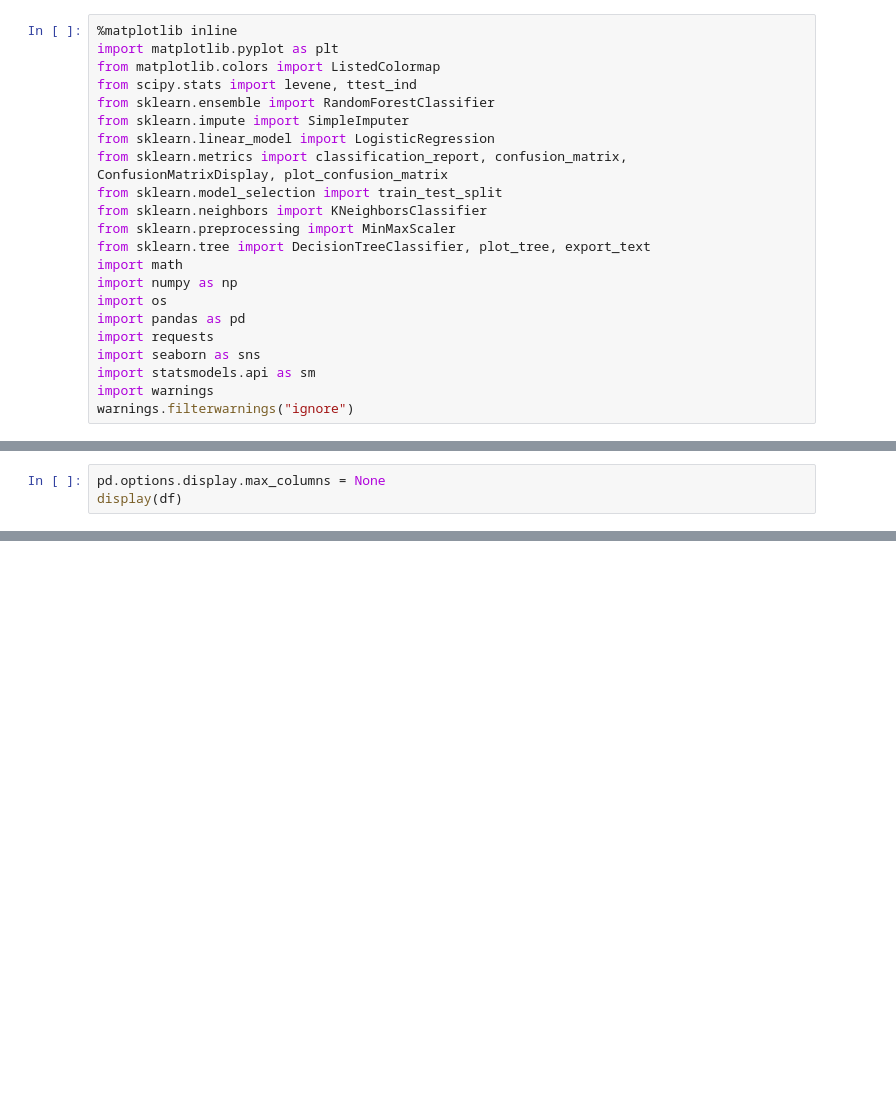
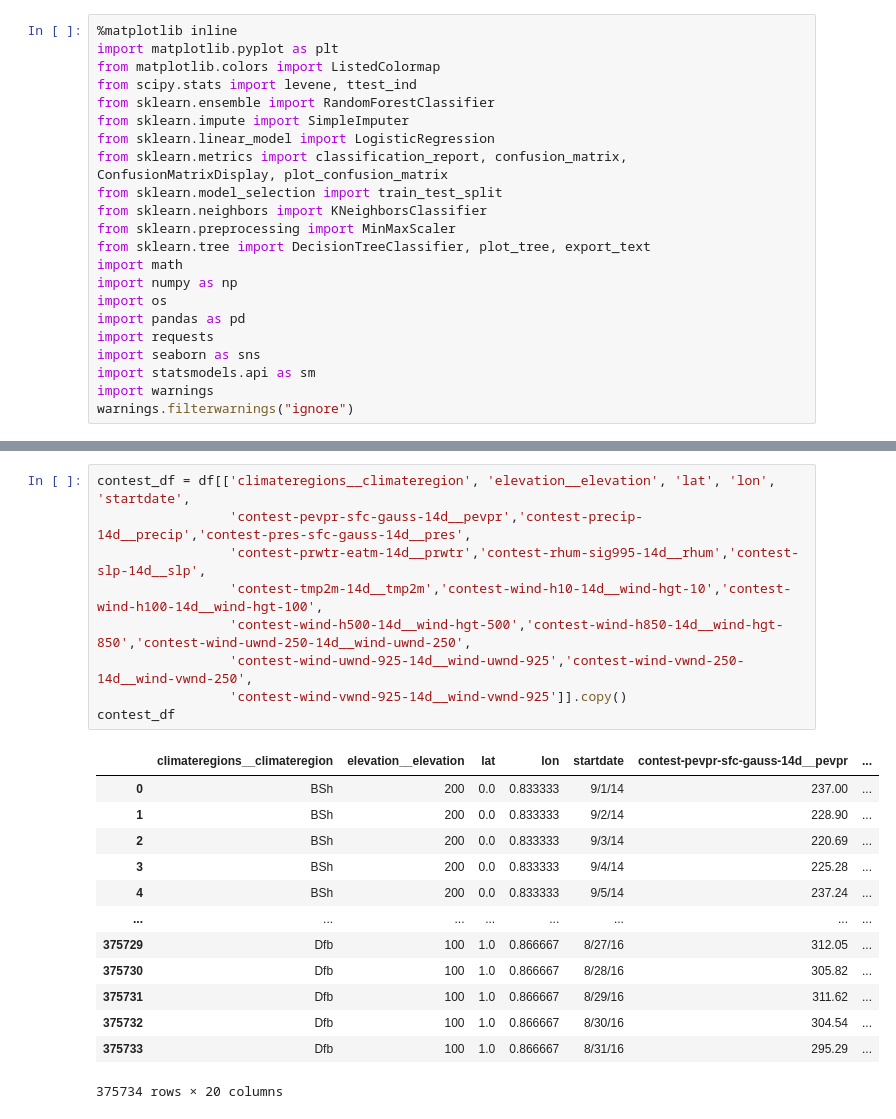
Before and after one commit to Mirzakhani-Capstone/mirzakhani_shared, a Jupyter notebook: rae/working.ipynb, the cells around one changed output, grey strips where cells are left out. Drawn from its saved outputs; the diff is of its cells as text; blank space fills up the shorter version.

```diff
--- a/rae/working.ipynb
+++ b/rae/working.ipynb
@@ -40,3 +24,0 @@ df
-# %%
-pd.options.display.max_columns = None
-display(df)
@@ -129,0 +166,23 @@ df['wind-vwnd-925-2010-20'][0:514].mean()
+# %%
+contest_df = df[['climateregions__climateregion', 'elevation__elevation', 'lat', 'lon', 'startdate',
+                 'contest-pevpr-sfc-gauss-14d__pevpr','contest-precip-14d__precip','contest-pres-sfc-gauss-14d__pres',
+                 'contest-prwtr-eatm-14d__prwtr','contest-rhum-sig995-14d__rhum','contest-slp-14d__slp',
+                 'contest-tmp2m-14d__tmp2m','contest-wind-h10-14d__wind-hgt-10','contest-wind-h100-14d__wind-hgt-100',
+                 'contest-wind-h500-14d__wind-hgt-500','contest-wind-h850-14d__wind-hgt-850','contest-wind-uwnd-250-14d__wind-uwnd-250',
+                 'contest-wind-uwnd-925-14d__wind-uwnd-925','contest-wind-vwnd-250-14d__wind-vwnd-250',
+                 'contest-wind-vwnd-925-14d__wind-vwnd-925']].copy()
+contest_df
+# %% [output]
+|  | climateregions__climateregion | elevation__elevation | lat | lon | startdate | contest-pevpr-sfc-gauss-14d__pevpr | ... |
+| 0 | BSh | 200 | 0.0 | 0.833333 | 9/1/14 | 237.00 | ... |
+| 1 | BSh | 200 | 0.0 | 0.833333 | 9/2/14 | 228.90 | ... |
+| 2 | BSh | 200 | 0.0 | 0.833333 | 9/3/14 | 220.69 | ... |
+| 3 | BSh | 200 | 0.0 | 0.833333 | 9/4/14 | 225.28 | ... |
+| 4 | BSh | 200 | 0.0 | 0.833333 | 9/5/14 | 237.24 | ... |
+| ... | ... | ... | ... | ... | ... | ... | ... |
+| 375729 | Dfb | 100 | 1.0 | 0.866667 | 8/27/16 | 312.05 | ... |
+| 375730 | Dfb | 100 | 1.0 | 0.866667 | 8/28/16 | 305.82 | ... |
+| 375731 | Dfb | 100 | 1.0 | 0.866667 | 8/29/16 | 311.62 | ... |
+| 375732 | Dfb | 100 | 1.0 | 0.866667 | 8/30/16 | 304.54 | ... |
+| 375733 | Dfb | 100 | 1.0 | 0.866667 | 8/31/16 | 295.29 | ... |
+375734 rows × 20 columns
```
Also changed, not shown: parts of 20 cells of this notebook, 2 other files.
